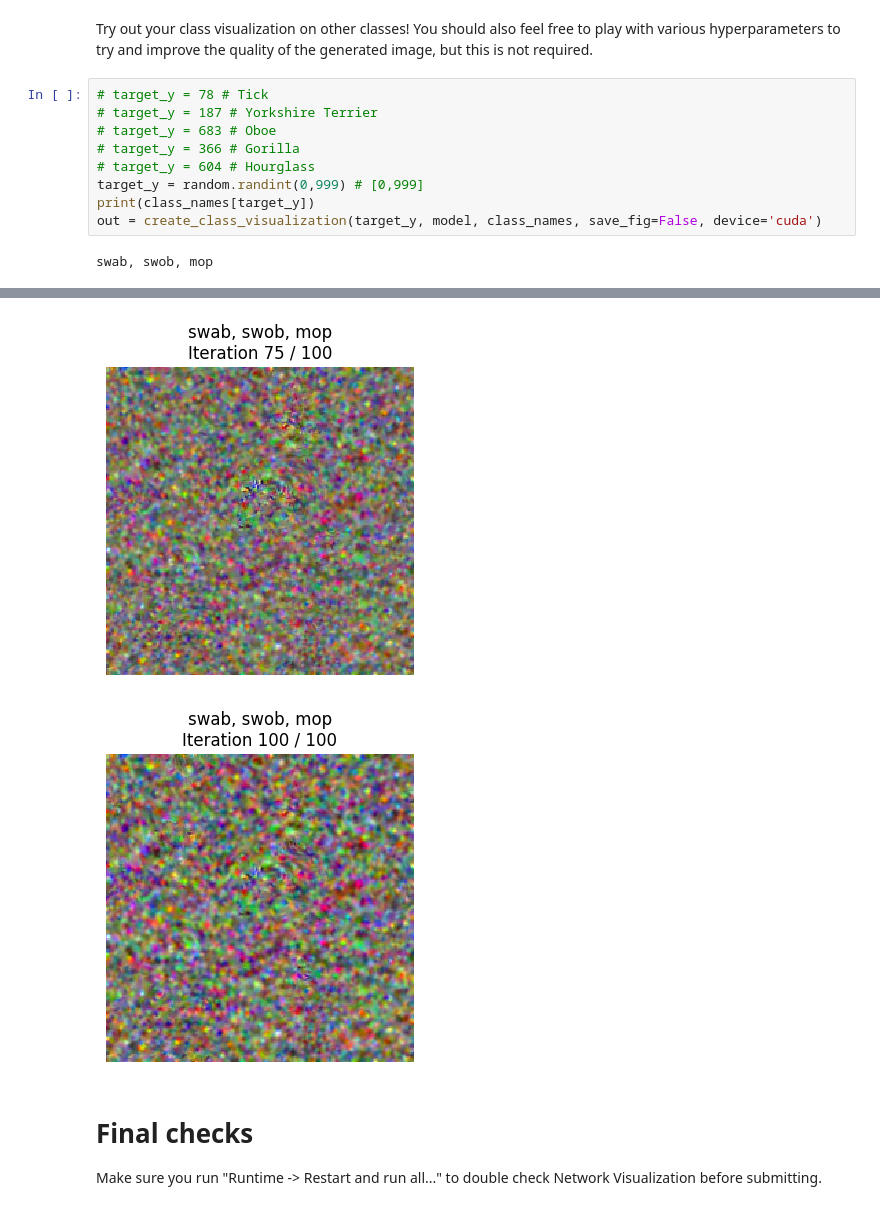
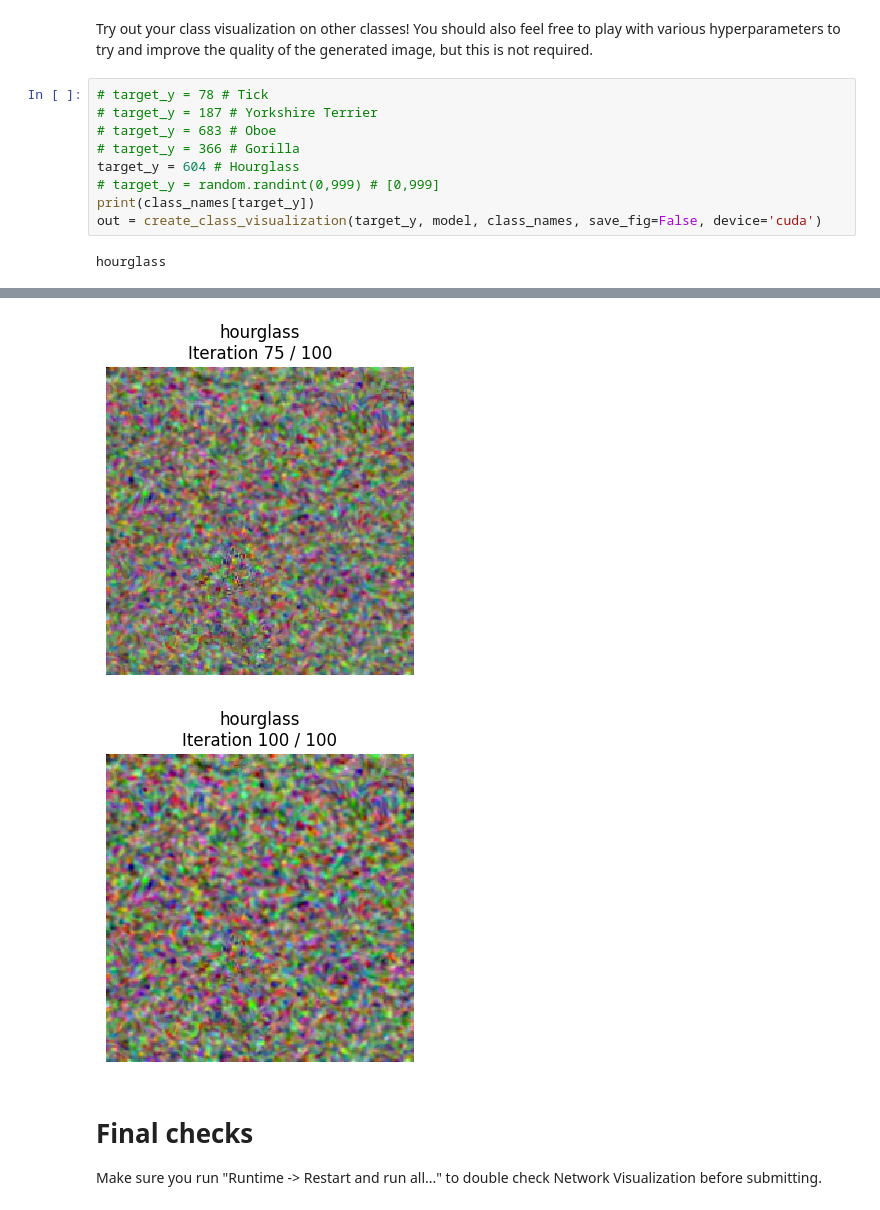
Before and after one commit to clb2001/open-cs-curriculum, a Jupyter notebook: A4/network_visualization.ipynb, the cells around one changed output, grey strips where cells are left out. Cells and saved outputs as stored; diff of their text form.

```diff
--- a/A4/network_visualization.ipynb
+++ b/A4/network_visualization.ipynb
@@ -397,9 +397,9 @@ Try out your class visualization on other classes! You should also feel free to
 # target_y = 187 # Yorkshire Terrier
 # target_y = 683 # Oboe
 # target_y = 366 # Gorilla
-# target_y = 604 # Hourglass
-target_y = random.randint(0,999) # [0,999]
+target_y = 604 # Hourglass
+# target_y = random.randint(0,999) # [0,999]
 print(class_names[target_y])
 out = create_class_visualization(target_y, model, class_names, save_fig=False, device='cuda')
 # %% [output]
-swab, swob, mop
+hourglass
@@ -409,5 +409,5 @@ swab, swob, mop
-[figure, old version]
+[figure, new version]
-[figure, old version]
+[figure, new version]
 # %% [markdown]
 # Final checks
 Make sure you run "Runtime -> Restart and run all..." to double check Network Visualization before submitting.
```
Also changed, not shown: parts of 2 cells of this notebook, 8 other files.
